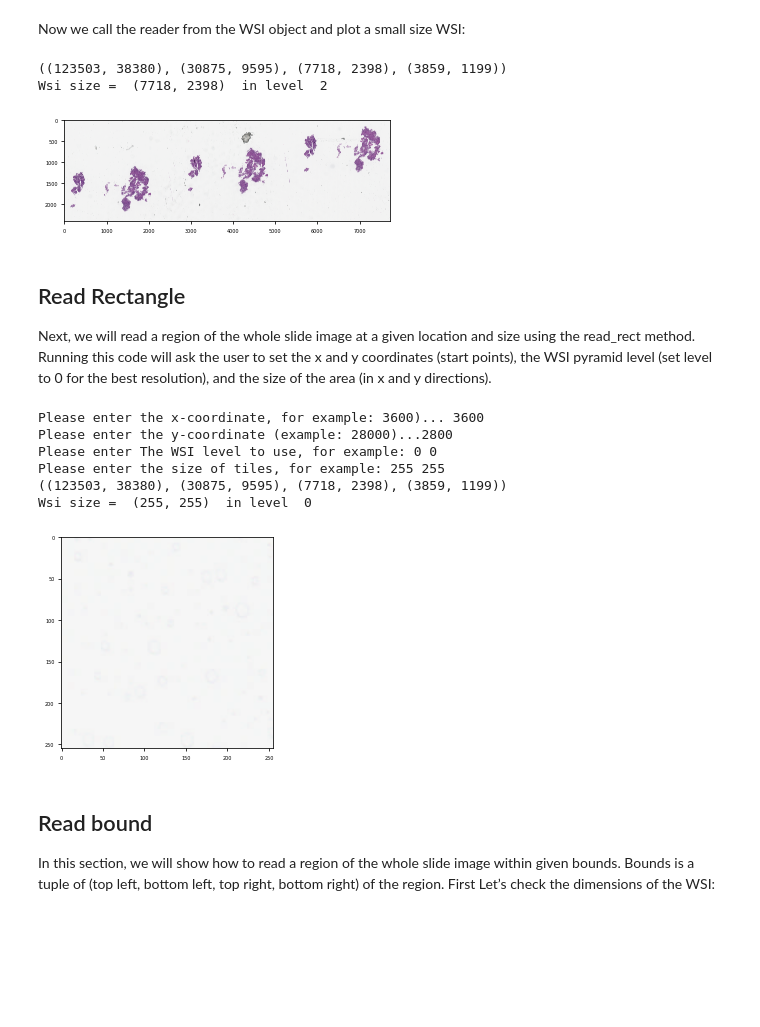
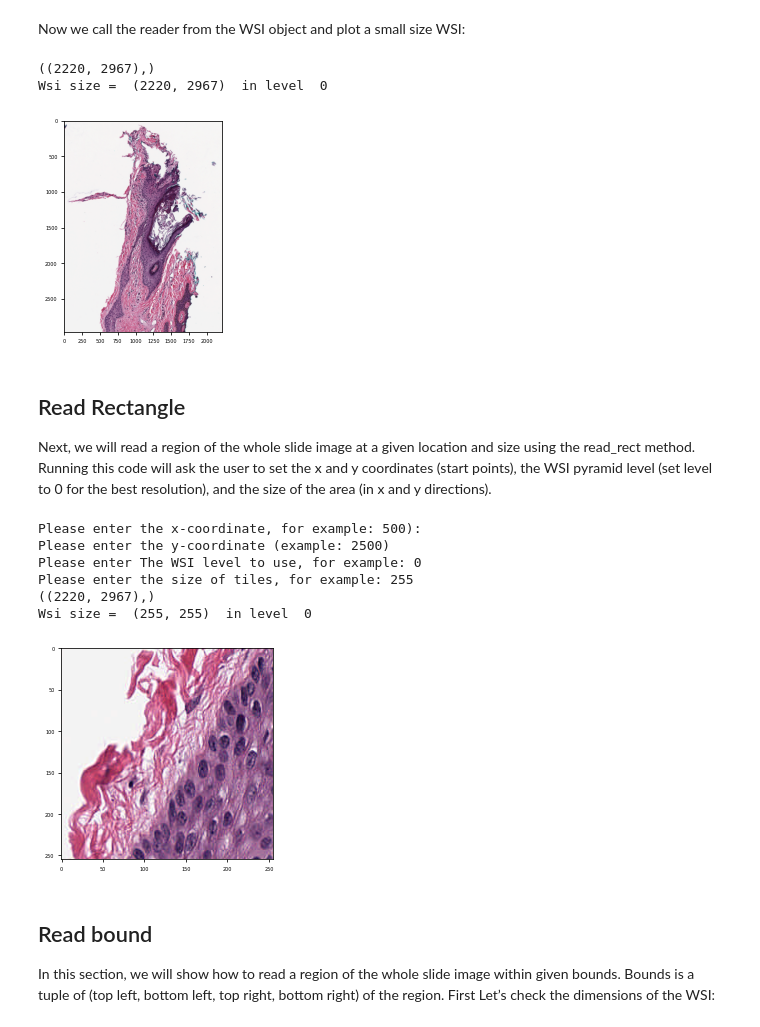
Before and after one commit to DIDSR/ValidPath, a Jupyter notebook: 01_read_wsi.ipynb, the cells around one changed output. Cells and saved outputs as stored; diff of their text form; code cells hidden in the pictures; blank space fills up the shorter version.

Commit message:
input output and others fixes
default inputs for Notebooks

```diff
--- a/01_read_wsi.ipynb
+++ b/01_read_wsi.ipynb
@@ -78,9 +78,9 @@ We also can get the directory name and WSI filename from the user in the command
 # %%
 while True:
     # loading input directory
-    dir_file = input(r"Please enter the file directory, for example: C:\DATA\0_Washu-Aperio\: ")
+    dir_file = input(r"Please enter the file directory, for example: ./data/: ") or "./data/"
     # Getting the wsi file name
-    file_name = input("Please enter the file name, for example: aperio-002-0.svs:")
+    file_name = input("Please enter the file name, for example: CMU-1-Small-Region.svs:") or "CMU-1-Small-Region.svs"
 
     print("\n")
     path = os.path.join(dir_file, file_name)
@@ -151,26 +146,26 @@ Now we call the reader from the WSI object and plot a small size WSI:
 # %%
 #Call the reader
 location = (0,0)                              #location (tuple) – (x, y)
-level =2                                      # level(int): set level from 0 to maximum number of pyramid layers in WSI
+level =0                                      # level(int): set level from 0 to maximum number of pyramid layers in WSI
 #size =     wsi_obj.level_dimensions[1]
 
 # Check WSI levels
 WSI_Levels = wsi_obj.level_dimensions
 print(WSI_Levels)
 if (len(WSI_Levels) - 1) < level:
     print("ERROR! Please enter level equal or less than " + str(len(WSI_Levels)))
 else:
     size =  wsi_obj.level_dimensions[level]
     file= WSIReader.extract_region(wsi_obj,location,level,size)
 
     print("Wsi size = ",file.size ," in level ",level)
 
     plt.imshow(np.asarray(file).astype(np.uint32), cmap='gray')
     plt.show()
 # %% [output]
-((123503, 38380), (30875, 9595), (7718, 2398), (3859, 1199))
-Wsi size =  (7718, 2398)  in level  2
+((2220, 2967),)
+Wsi size =  (2220, 2967)  in level  0
-[figure, old version]
+[figure, new version]
 # %% [markdown]
 ## Read Rectangle
 
@@ -193,11 +188,11 @@ while True:
     #size = (255,255)
 
 
-    location = [int (input("Please enter the x-coordinate, for example: 3600)... ")),int (input("Please enter the y-coordinate (example: 28000)..."))]
+    location = [int (input("Please enter the x-coordinate, for example: 500):") or "500"),int (input("Please enter the y-coordinate (example: 2500)")  or "2500")]
 
-    level = int(input(r"Please enter The WSI level to use, for example: 0 "))
+    level = int(input(r"Please enter The WSI level to use, for example: 0 ") or "0")
 
-    size_ =int( input(r"Please enter the size of tiles, for example: 255 "))
+    size_ =int( input(r"Please enter the size of tiles, for example: 255 ") or "255")
     size= [size_,size_]
 
     break
@@ -216,13 +211,13 @@ else:
     plt.imshow(np.asarray(file).astype(np.uint32), cmap='gray')
     plt.show()
 # %% [output]
-Please enter the x-coordinate, for example: 3600)... 3600
-Please enter the y-coordinate (example: 28000)...2800
-Please enter The WSI level to use, for example: 0 0
-Please enter the size of tiles, for example: 255 255
-((123503, 38380), (30875, 9595), (7718, 2398), (3859, 1199))
+Please enter the x-coordinate, for example: 500):
+Please enter the y-coordinate (example: 2500)
+Please enter The WSI level to use, for example: 0
+Please enter the size of tiles, for example: 255
+((2220, 2967),)
 Wsi size =  (255, 255)  in level  0
-[figure, old version]
+[figure, new version]
 # %% [markdown]
 ## Read bound
 In this section, we will show how to read a region of the whole slide image within given bounds. Bounds is a tuple of (top left, bottom left, top right, bottom right) of the region. First Let’s check the dimensions of the WSI:
```
Also changed, not shown: parts of 5 cells of this notebook, 57 other files.
